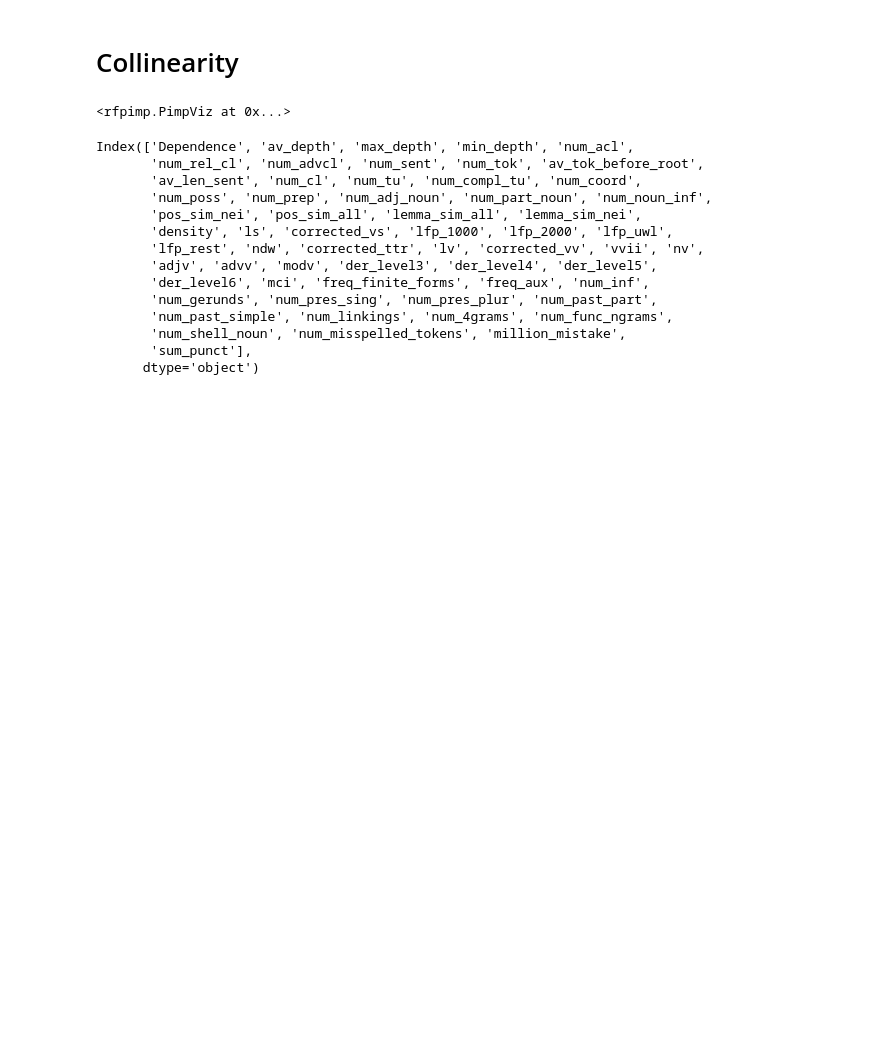
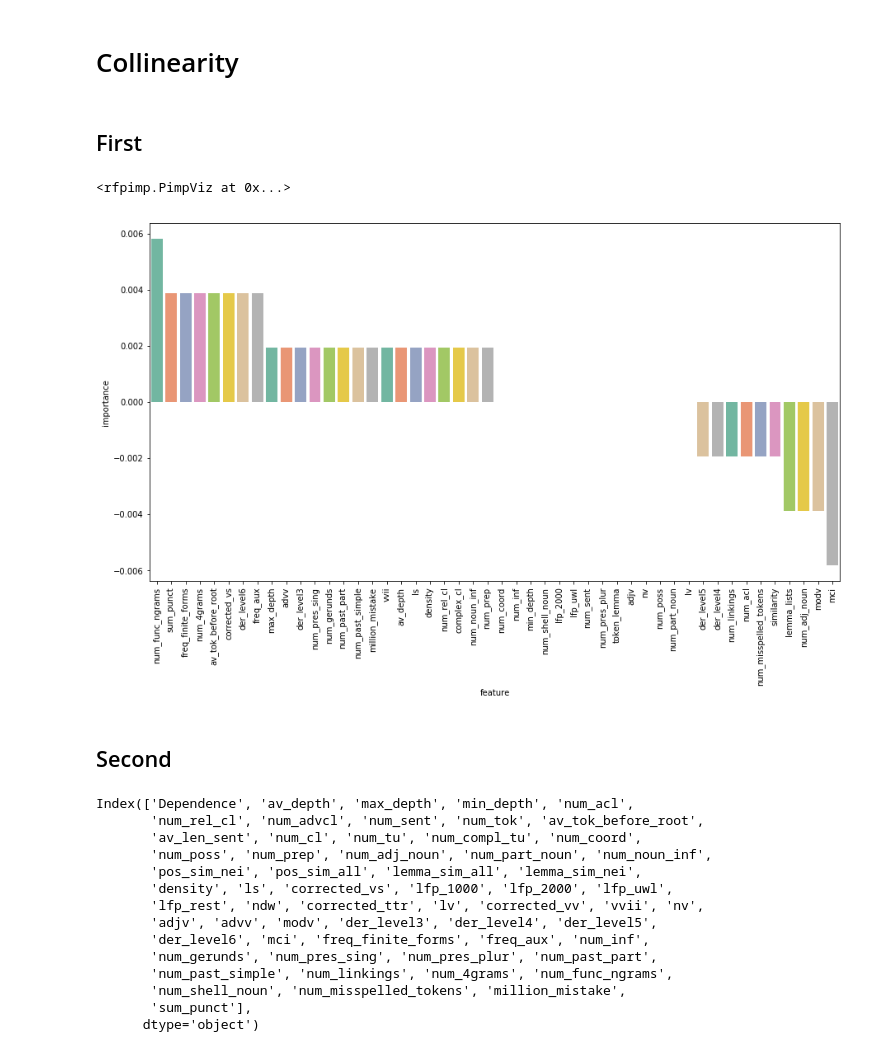
Before and after one commit to panteleeva48/REALEC_Inspector, a Jupyter notebook: notebooks/feature_importance.ipynb, the cells around one changed output. Drawn from its saved outputs; the diff is of its cells as text; code cells hidden in the pictures; blank space fills up the shorter version.

```diff
--- a/notebooks/feature_importance.ipynb
+++ b/notebooks/feature_importance.ipynb
@@ -233,2 +236,4 @@ sns_plt.figure.savefig('/Users/ira/Downloads/REALEC_Inspector/graphs/importance/
 # %% [markdown]
 # Collinearity
+# %% [markdown]
+## First
@@ -242,3 +279,10 @@ viz
+# %%
+sns_plt = plot_importance(fi_df)
+sns_plt.figure.savefig('/Users/ira/Downloads/REALEC_Inspector/graphs/collinearity/grouping_feature_importance.png', bbox_inches = "tight")
+# %% [output]
+[figure, added]
+# %% [markdown]
+## Second
 # %%
 pd.set_option('precision', 3)
 D = feature_dependence_matrix(X_train, sort_by_dependence=True)
```
Also changed, not shown: parts of 16 cells of this notebook, 14 other files.
